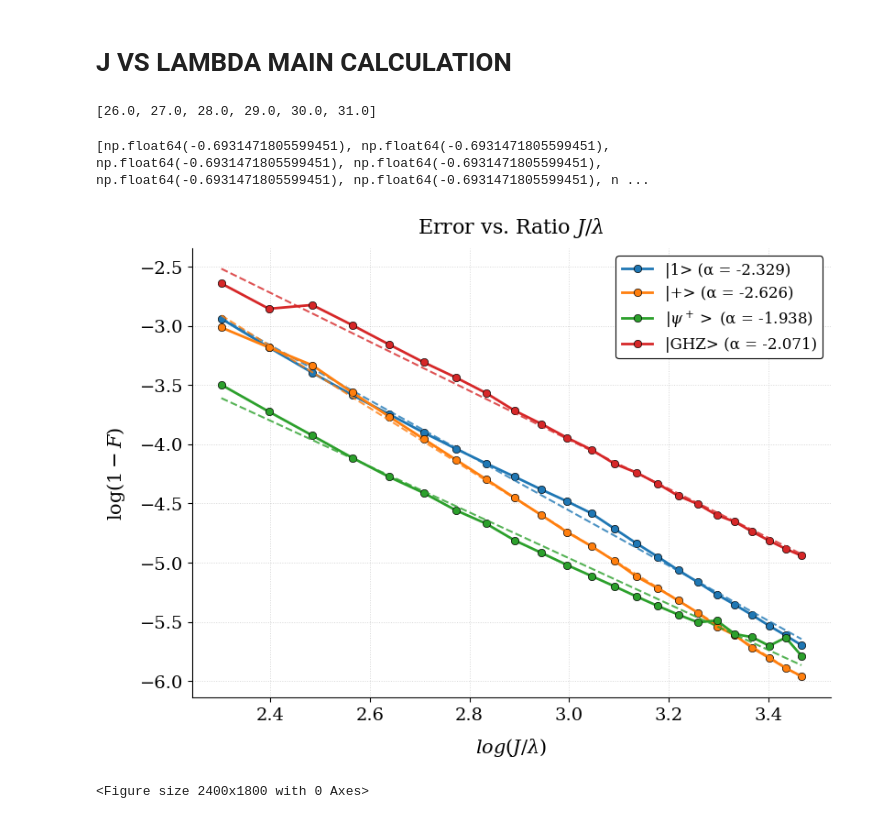
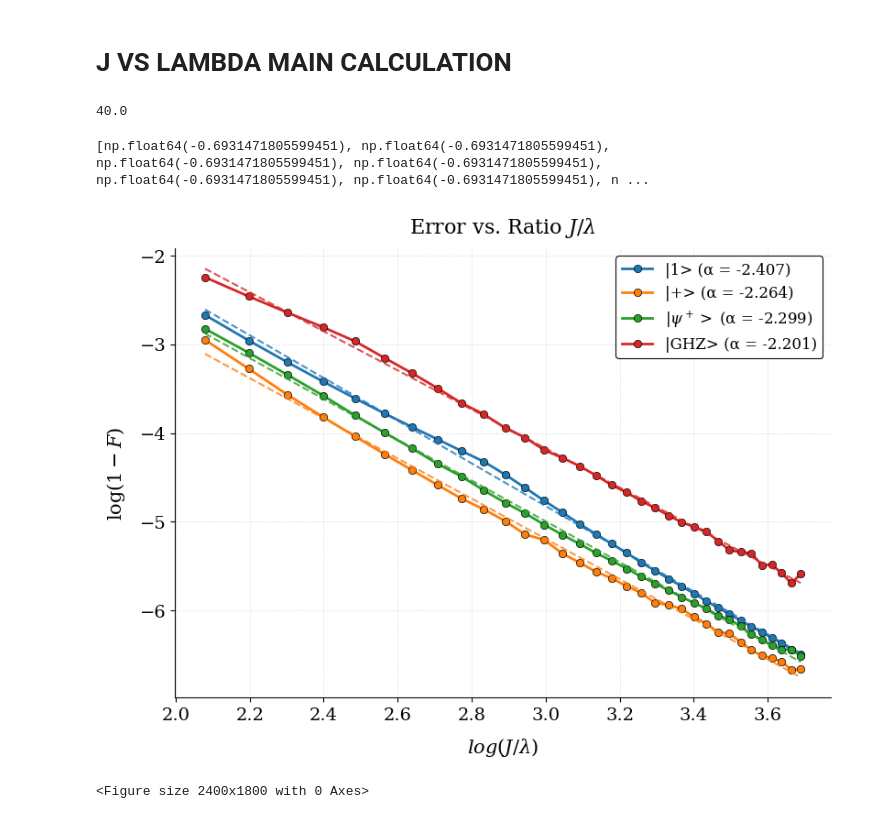
Before and after one commit to OsQarM/quantum_state_transfer, a Jupyter notebook: notebooks/J_lambda_test.ipynb, the cells around one changed output. Cells and saved outputs as stored; diff of their text form; code cells hidden in the pictures.

```diff
--- a/notebooks/J_lambda_test.ipynb
+++ b/notebooks/J_lambda_test.ipynb
@@ -256,6 +258,17 @@ log_ratios_1,    log_errors_1    =  calculate_logs(ratios_1, values_1)
 log_ratios_plus, log_errors_plus =  calculate_logs(ratios_plus, values_plus)
 log_ratios_bell, log_errors_bell =  calculate_logs(ratios_bell, values_bell)
 log_ratios_ghz,  log_errors_ghz  =  calculate_logs(ratios_ghz, values_ghz)
+# %%
+#Final values
+ratios_1,    values_1,    recovered_filename_1    = dh.read_plot_data_from_csv("/Users/omichel/Desktop/qilimanjaro/projects/quantum_transport/quantum_state_transfer/data_files/ratios/final_ratios/ratio_1.csv"   )
+ratios_plus, values_plus, recovered_filename_plus = dh.read_plot_data_from_csv("/Users/omichel/Desktop/qilimanjaro/projects/quantum_transport/quantum_state_transfer/data_files/ratios/final_ratios/ratio_psi.csv" )
+ratios_bell, values_bell, recovered_filename_bell = dh.read_plot_data_from_csv("/Users/omichel/Desktop/qilimanjaro/projects/quantum_transport/quantum_state_transfer/data_files/ratios/final_ratios/ratio_bell.csv")
+ratios_ghz,  values_ghz,  recovered_filename_ghz  = dh.read_plot_data_from_csv("/Users/omichel/Desktop/qilimanjaro/projects/quantum_transport/quantum_state_transfer/data_files/ratios/final_ratios/ratio_ghz.csv" )
+
+log_ratios_1,    log_errors_1    =  calculate_logs(ratios_1, values_1)
+log_ratios_plus, log_errors_plus =  calculate_logs(ratios_plus, values_plus)
+log_ratios_bell, log_errors_bell =  calculate_logs(ratios_bell, values_bell)
+log_ratios_ghz,  log_errors_ghz  =  calculate_logs(ratios_ghz, values_ghz)
 # %%
 ratios_bell_1, values_bell_1, recovered_filename_bell_1 = dh.read_plot_data_from_csv("/Users/omichel/Desktop/qilimanjaro/projects/quantum_transport/quantum_state_transfer/data_files/paper/ratios/ratio_N13_J40_L0.023_11_1_00_1_20250922_134717.csv")
 ratios_bell_2, values_bell_2, recovered_filename_bell_2 = dh.read_plot_data_from_csv("/Users/omichel/Desktop/qilimanjaro/projects/quantum_transport/quantum_state_transfer/data_files/ratios/ratio_N13_J31_L0.023_11_1_00_1_20250925_105940_None.csv")
@@ -265,20 +278,20 @@ values_bell = values_bell_1[:26] + values_bell_2
 
 log_ratios_bell, log_errors_bell =  calculate_logs(ratios_bell, values_bell)
 # %%
-print(ratios_bell_2)
+print(ratios_1[-1])
 # %% [output]
-[26.0, 27.0, 28.0, 29.0, 30.0, 31.0]
+40.0
 # %%
 print(log_errors_ghz)
 # %% [output]
 [np.float64(-0.6931471805599451), np.float64(-0.6931471805599451), np.float64(-0.6931471805599451), np.float64(-0.6931471805599451), np.float64(-0.6931471805599451), np.float64(-0.6931471805599451), n ...
 # %%
-min_index =9
-max_index = 32
+min_index =7
+max_index = 40
 error_dictionary = {'|1>':log_errors_1[min_index:max_index], '|+>':log_errors_plus[min_index:max_index], '$|\psi^+>$':log_errors_bell[min_index:max_index], '|GHZ>':log_errors_ghz[min_index:max_index]}
-plots.plot_multiple_ratio_trend_slope_2(x_data = log_ratios_1[min_index:max_index], y_data_dict=error_dictionary, log_scale=False, show_trend=True, filepath='../figures/paper/ratio_all_curves_test_2')
+plots.plot_multiple_ratio_trend_slope_2(x_data = log_ratios_1[min_index:max_index], y_data_dict=error_dictionary, log_scale=False, show_trend=True, filepath='../figures/paper/ratio_all_curves_final')
 # %% [output]
-[figure, old version]
+[figure, new version]
 # %%
 plots.plot_ratios_trend_slope(x_data=log_ratios_1[1:11], y_data=log_errors_1[1:11],log_scale=False, filepath=f'figures/ratios/{recovered_filename_1}')
 # %% [output]
```
Also changed, not shown: parts of 5 cells of this notebook, 3 other files.
